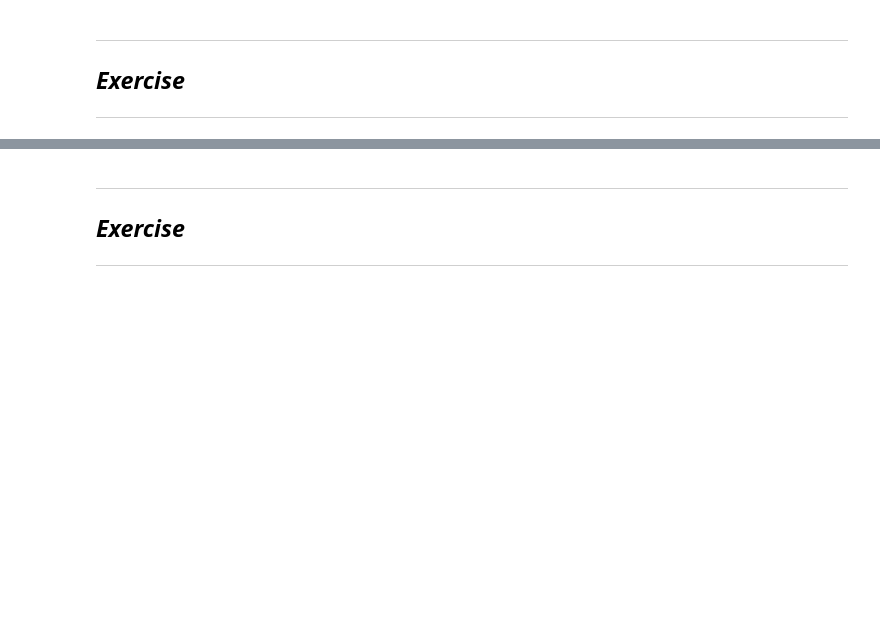
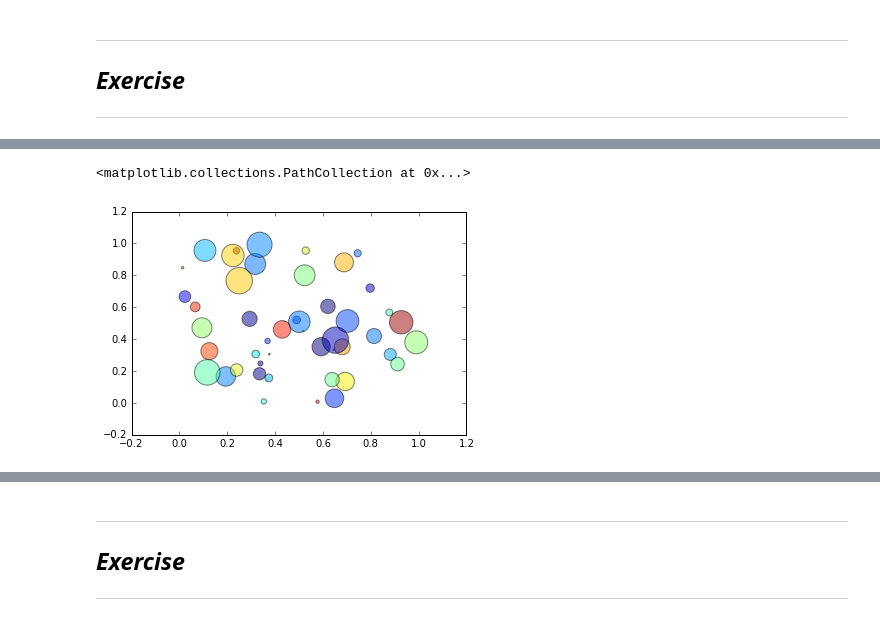
Before and after one commit to hetland/python4geosciences_OLD, a Jupyter notebook: materials/04 matplotlib.ipynb, the cells around one changed output, grey strips where cells are left out. Drawn from its saved outputs; the diff is of its cells as text; code cells hidden in the pictures; blank space fills up the shorter version.

Commit message:
more work on matplotlib

```diff
--- a/materials/04 matplotlib.ipynb
+++ b/materials/04 matplotlib.ipynb
@@ -349,0 +365,14 @@ colorbar
+# %%
+# from http://matplotlib.org/examples/shapes_and_collections/scatter_demo.html
+N = 50
+x = np.random.rand(N)
+y = np.random.rand(N)
+colors = np.random.rand(N)
+area = np.pi * (15 * np.random.rand(N))**2  # 0 to 15 point radiuses
+
+fig = plt.figure()
+ax = fig.add_subplot(111)
+ax.scatter(x, y, s=area, c=colors, alpha=0.5)
+# %% [output]
+<matplotlib.collections.PathCollection at 0x...>
+[figure, added]
```
Also changed, not shown: parts of 9 cells of this notebook.
